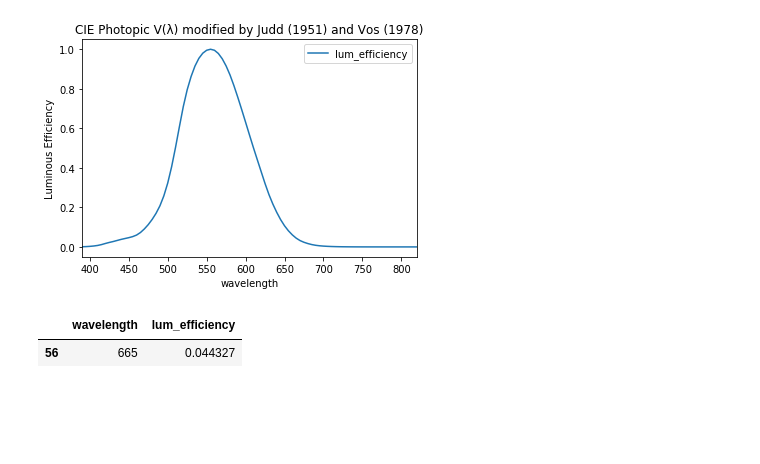
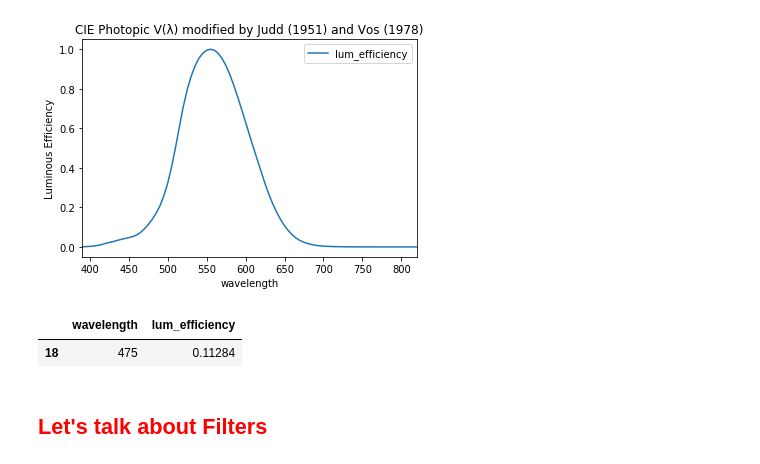
Before and after one commit to SmilodonCub/myAnaconda, a Jupyter notebook: Photometry.ipynb, the cells around one changed output. Cells and saved outputs as stored; diff of their text form; code cells hidden in the pictures; blank space fills up the shorter version.

```diff
--- a/Photometry.ipynb
+++ b/Photometry.ipynb
@@ -110,9 +143,11 @@ plt.show()
 # %% [output]
 [figure]
 # %%
-#find the luminou efficiency at a desired wavelength
-wavelengthCheck = 666
+#find the luminous efficiency at a desired wavelength
+wavelengthCheck = 475
 data.iloc[(data['wavelength']-wavelengthCheck).abs().argsort()[:1]]
 # %% [output]
 |  | wavelength | lum_efficiency |
-| 56 | 665 | 0.044327 |
+| 18 | 475 | 0.11284 |
+# %% [markdown]
+## <font color='red'> Let's talk about Filters
```
Also changed, not shown: parts of 20 cells of this notebook.
